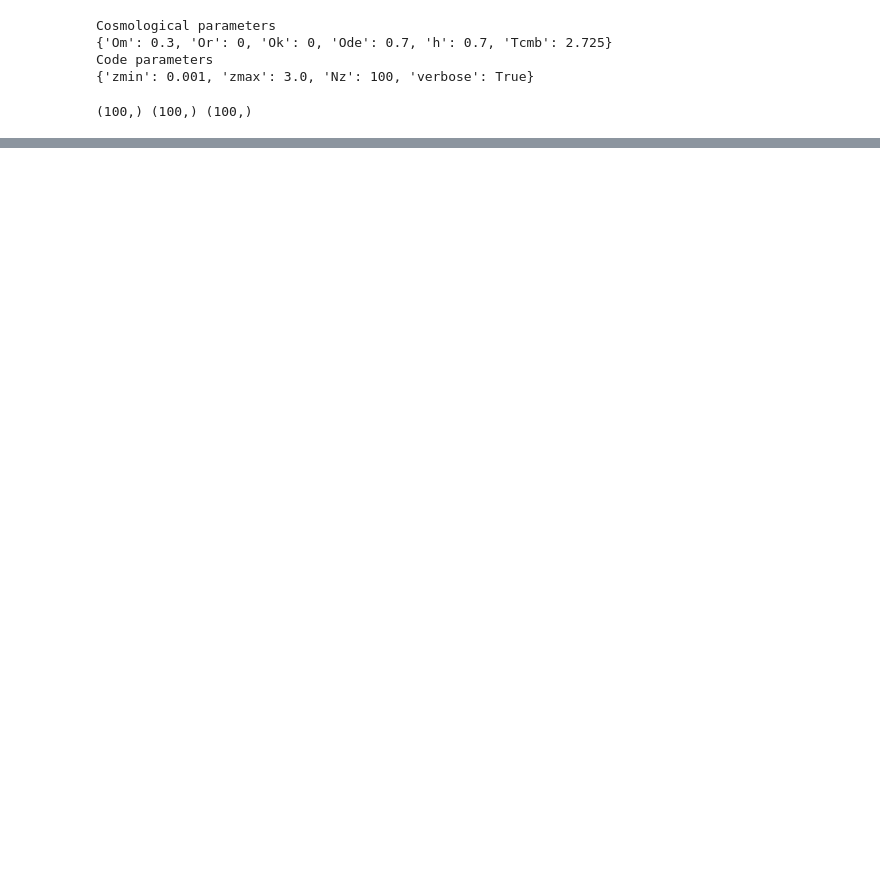
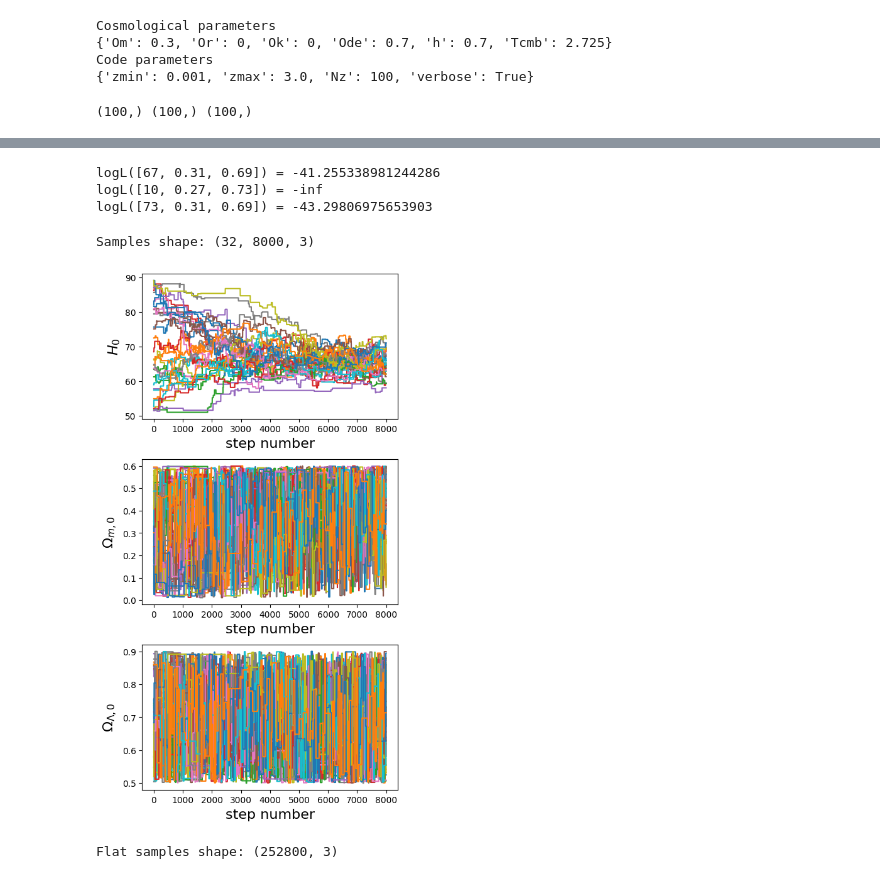
Before and after one commit to sambit-giri/AstronomyCalc, a Jupyter notebook: notebooks/bayesian_inference.ipynb, the cells around one changed output, grey strips where cells are left out. Saved outputs shown, nothing was run; the diff lists cells and outputs as text; code cells hidden in the pictures; blank space fills up the shorter version.

```diff
--- a/notebooks/bayesian_inference.ipynb
+++ b/notebooks/bayesian_inference.ipynb
@@ -774,0 +368,64 @@ plt.show()
+# %%
+from scipy.interpolate import splrep, splev
+
+def log_likelihood(param):
+    mu_mod, zz_mod = model(param)
+    tck = splrep(zz_mod, mu_mod)
+    y_mod = splev(z_sample, tck)
+    logL = -np.sum((mu_sample-y_mod)**2/2/dmu**2)
+    return logL
+
+mins = np.array([50,0.01,0.50])
+maxs = np.array([90,0.60,0.90])
+def log_prior(param):
+    H0, Om0, Ode0 = param
+    if mins[0]<=H0<=maxs[0] and mins[1]<=Om0<=maxs[1] and mins[2]<=Ode0<=maxs[2]:
+        return 0
+    else:
+        return -np.inf
+
+def log_probability(param):
+    lp = log_prior(param)
+    if np.isfinite(lp):
+        return lp+log_likelihood(param)
+    return -np.inf
+# %%
+print(f'logL({param_true}) =', log_probability(param_true))
+param = [10,0.27,0.73]
+print(f'logL({param}) =', log_probability(param))
+param = [73,0.31,0.69]
+print(f'logL({param}) =', log_probability(param))
+# %% [output]
+logL([67, 0.31, 0.69]) = -41.255338981244286
+logL([10, 0.27, 0.73]) = -inf
+logL([73, 0.31, 0.69]) = -43.29806975653903
+# %%
+nwalkers = 32
+ndim = len(mins)
+n_samples = 8000
+initial_value = np.random.uniform(size=(nwalkers, ndim))*(maxs-mins)+mins
+
+mh_sampler = AstronomyCalc.MetropolisHastings(nwalkers=nwalkers, ndim=ndim, log_probability=log_probability,
+                        proposal_cov=np.eye(ndim), n_jobs=2)
+samples = mh_sampler.run_sampler(n_samples=n_samples, initial_value=initial_value)
+print("Samples shape:", samples.shape)
+# %% [output]
+Samples shape: (32, 8000, 3)
+# %%
+labels = ['$H_0$', '$\Omega_{m,0}$', '$\Omega_{\Lambda,0}$']
+
+fig, axs = plt.subplots(ndim, 1, figsize=(5,ndim*3))
+for i in range(ndim):
+    axs[i].set_ylabel(labels[i], fontsize=16)
+    axs[i].set_xlabel('step number', fontsize=16)
+    for j in range(nwalkers):
+        axs[i].plot(samples[j,:,i], c=f'C{j}')
+plt.tight_layout()
+plt.show()
+# %% [output]
+[figure, added]
+# %%
+flat_samples = mh_sampler.get_flat_samples(burn_in=100)
+print('Flat samples shape:', flat_samples.shape)
+# %% [output]
+Flat samples shape: (252800, 3)
```
Also changed, not shown: parts of 74 cells of this notebook, 2 other files.
